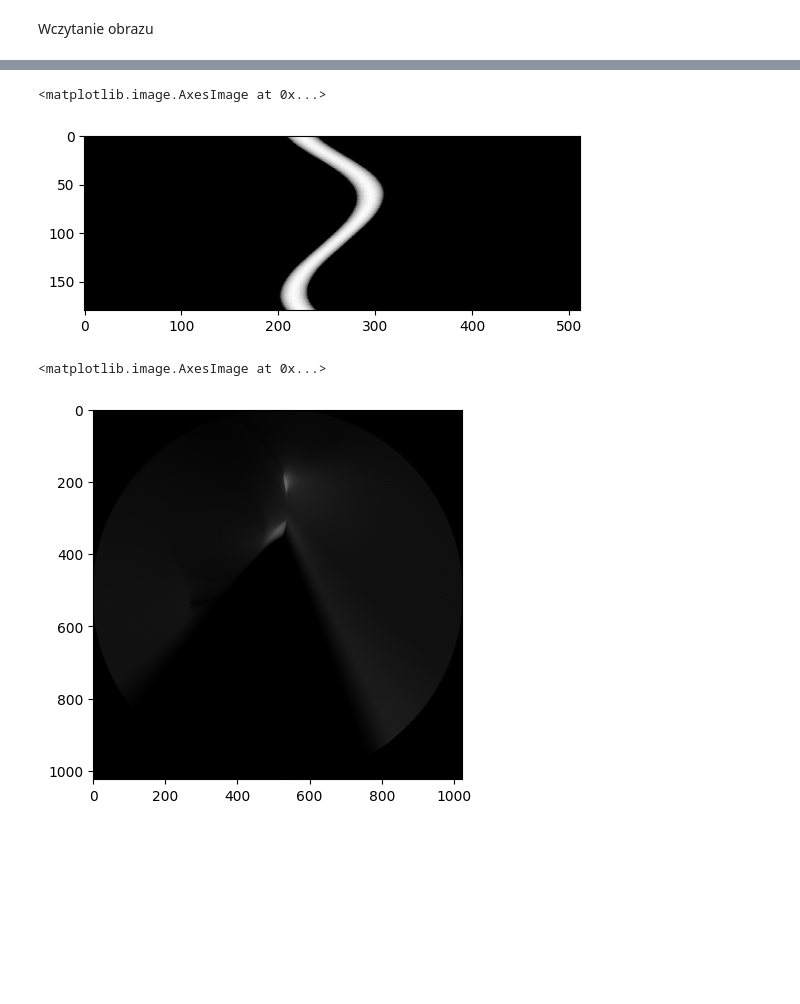
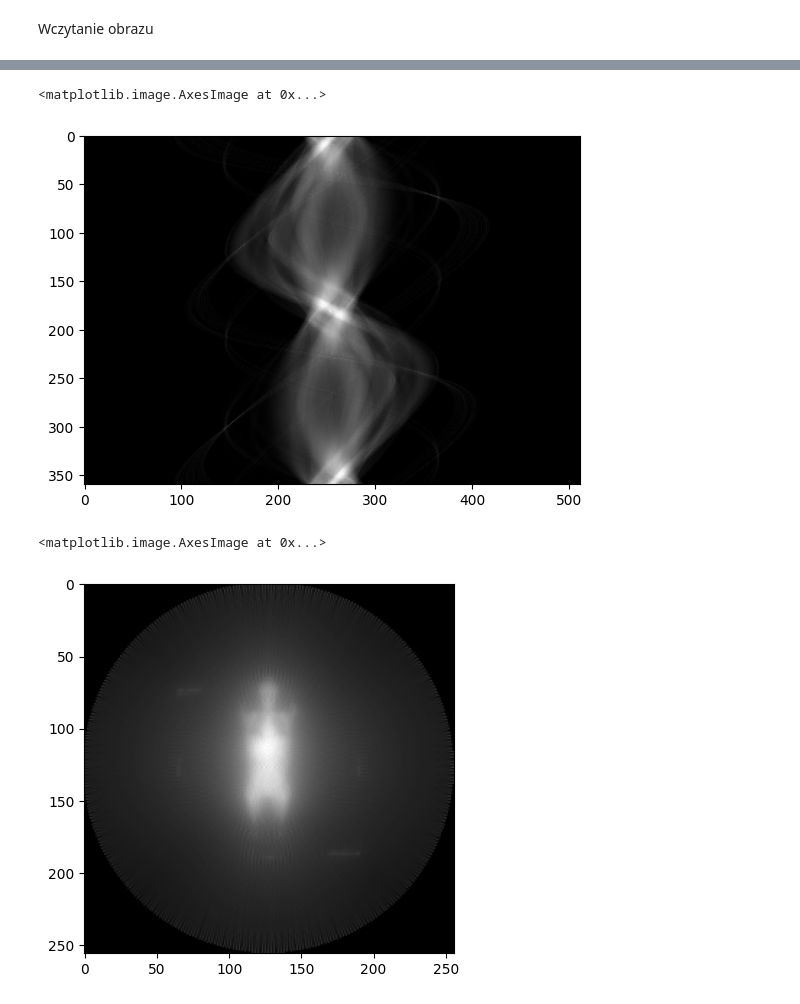
Before and after one commit to JanOdwazny/tomograf, a Jupyter notebook: tomograf.ipynb, the cells around one changed output, grey strips where cells are left out. Saved outputs shown, nothing was run; the diff lists cells and outputs as text; code cells hidden in the pictures; blank space fills up the shorter version.

```diff
--- a/tomograf.ipynb
+++ b/tomograf.ipynb
@@ -84,4 +69,5 @@ def bresenham(x0, y0, x1, y1):
     return np.array([xs, ys])
 
 def radon_lines(emitter, detectors):
-    return [bresenham(emitter[0], emitter[1], x1, y1) for (x1, y1) in detectors]
+    # return [bresenham(emitter[0], emitter[1], x1, y1) for (x1, y1) in detectors]
+    return bresenham(emitter[0], emitter[1], detectors[0], detectors[1])
@@ -112,33 +74,36 @@ def radon_transform(image, scan_count, detector_count, angle_range):
 # %%
-def calculate_position(r, angle, offset=0):
-    angle_rad = np.radians(angle + offset)
-    return int(r * np.cos(angle_rad) + r), int(r * np.sin(angle_rad) + r)
+def sinogram(image, radius, angle_range, alpha, detectors):
+    number_of_scans = int(360 / alpha)
+    sinogram = np.zeros((number_of_scans, detectors))
 
-def sinogram(image,r,l,alpha,detectors):
-    num_emitters = int(360 / alpha)
-    sinogram = np.zeros((num_emitters, detectors))
+    for i in range(number_of_scans):
+        angle = alpha * i
+        emitter_pos = calculate_position(radius, angle)
+        detectors_positions = [
+            calculate_position(radius,
+                               angle,
+                               np.degrees(np.pi - np.radians(angle_range) / 2 + j * (np.radians(angle_range) / (detectors - 1)))) for j in range(detectors)
+        ]
 
-    for i in range(num_emitters):
-        angle = alpha * i
-        emiter_pos = calculate_position(r, angle)
-        sensor_positions = [calculate_position(r, angle, np.degrees(np.pi - np.radians(l) / 2 + j * (np.radians(l) / (detectors - 1)))) for j in range(detectors)]
-
-        for j, sensor_pos in enumerate(sensor_positions):
+        for j, detector_pos in enumerate(detectors_positions):
             line_sum = 0
-            rows,cols = line_nd(emiter_pos, sensor_pos)
-            for x,y in zip(rows,cols):
+            rows, cols = radon_lines(emitter_pos, detector_pos)
+            for x, y in zip(rows, cols):
                 line_sum += image[x-1][y-1]
             sinogram[i][j] = line_sum / len(rows)
 
+    # return np.swapaxes(sinogram, 0, 1)
     return sinogram
 # %%
 number_of_detectors = padded_img.shape[0]
 number_of_scans = number_of_detectors//2
+emitter_change_angle = 1
+radius = padded_img.shape[0]//2
 angle_range = 270
-s = sinogram(padded_img, padded_img.shape[0]//2, angle_range, 2, number_of_detectors)
+s = sinogram(padded_img, radius, angle_range, emitter_change_angle, number_of_detectors)
+plt.imshow(s, cmap='gray')
 # sinogram = radon_transform(padded_img, number_of_scans, number_of_detectors, angle_range)
 # plt.imshow(sinogram, cmap='gray')
-plt.imshow(s, cmap='gray')
 # %% [output]
 <matplotlib.image.AxesImage at 0x...>
-[figure, old version]
+[figure, new version]
@@ -171,6 +129,8 @@ def inverse_radon(shape, sinogram, angle_range):
 # %%
-output = inverse_radon(padded_img.shape, s, angle_range)
-plt.imshow(output, cmap="gray")
+# Usage example:
+reconstructed_image = inverse_radon(s, radius, angle_range, emitter_change_angle, number_of_detectors)
+# output = inverse_radon(padded_img.shape, s, angle_range)
+plt.imshow(reconstructed_image, cmap="gray")
 # %% [output]
 <matplotlib.image.AxesImage at 0x...>
-[figure, old version]
+[figure, new version]
```
Also changed, not shown: parts of 5 cells of this notebook.
